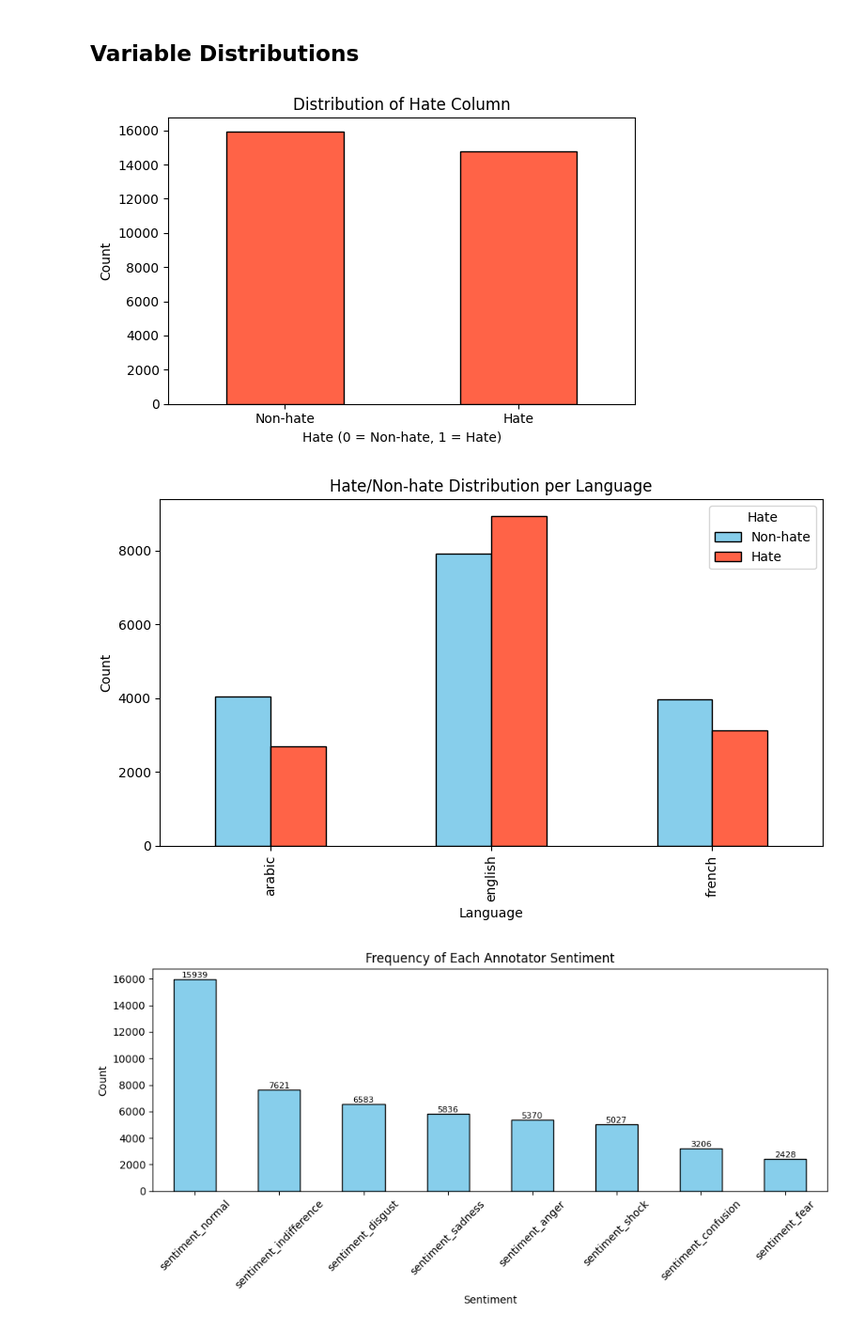
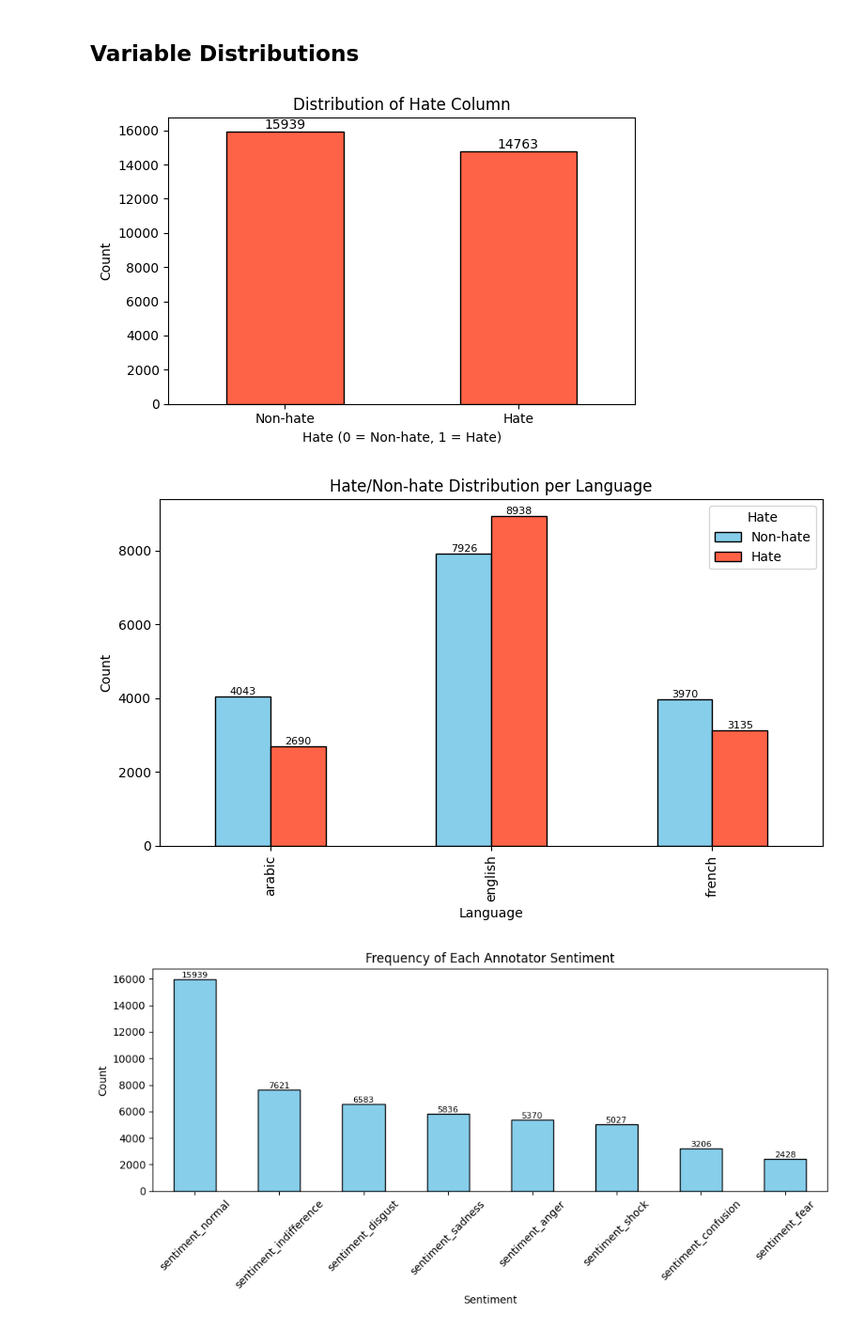
Before and after one commit to nadaamoharram/MLMA_Toxicity_Detection_Deep_Learning, a Jupyter notebook: EDA/data_exploration.ipynb, the cells around one changed output. Shown at 94% size. Cells and saved outputs as stored; diff of their text form; code cells hidden in the pictures.

Commit message:
add value labels to hate speech distributions

```diff
--- a/EDA/data_exploration.ipynb
+++ b/EDA/data_exploration.ipynb
@@ -28,31 +28,49 @@ plt.show()
 ## Variable Distributions
 # %%
 plt.figure(figsize=(6, 4))
-train_df['hatespeech'].value_counts().sort_index().plot(
+ax = train_df['hatespeech'].value_counts().sort_index().plot(
     kind='bar', color='tomato', edgecolor='black'
 )
 plt.title('Distribution of Hate Column')
 plt.xlabel('Hate (0 = Non-hate, 1 = Hate)')
 plt.ylabel('Count')
 plt.xticks([0, 1], ['Non-hate', 'Hate'], rotation=0)
 plt.tight_layout()
+
+# Add value labels on top of bars
+for bar in ax.patches:
+    height = bar.get_height()
+    ax.annotate(f'{int(height)}',
+                (bar.get_x() + bar.get_width() / 2, height),
+                ha='center', va='bottom', fontsize=10)
+
 plt.show()
 # %% [output]
-[figure, old version]
+[figure, new version]
 # %%
 # Crosstab for hate/non-hate per language
 hate_lang_ct = pd.crosstab(train_df['language'], train_df['hatespeech'])
 
 # Plot
-hate_lang_ct.plot(kind='bar', figsize=(8, 5), color=['skyblue', 'tomato'], edgecolor='black')
+ax = hate_lang_ct.plot(kind='bar', figsize=(8, 5), color=['skyblue', 'tomato'], edgecolor='black')
 plt.title('Hate/Non-hate Distribution per Language')
 plt.xlabel('Language')
 plt.ylabel('Count')
 plt.legend(['Non-hate', 'Hate'], title='Hate')
 plt.tight_layout()
+
+# Add value labels on top of each bar
+for container in ax.containers:
+    for bar in container:
+        height = bar.get_height()
+        if height > 0:
+            ax.annotate(f'{int(height)}',
+                        (bar.get_x() + bar.get_width() / 2, height),
+                        ha='center', va='bottom', fontsize=8)
+
 plt.show()
 # %% [output]
-[figure, old version]
+[figure, new version]
 # %%
 # List of sentiment columns
 sentiment_cols = ['sentiment_indifference', 'sentiment_disgust', 'sentiment_sadness', 'sentiment_anger',
```
